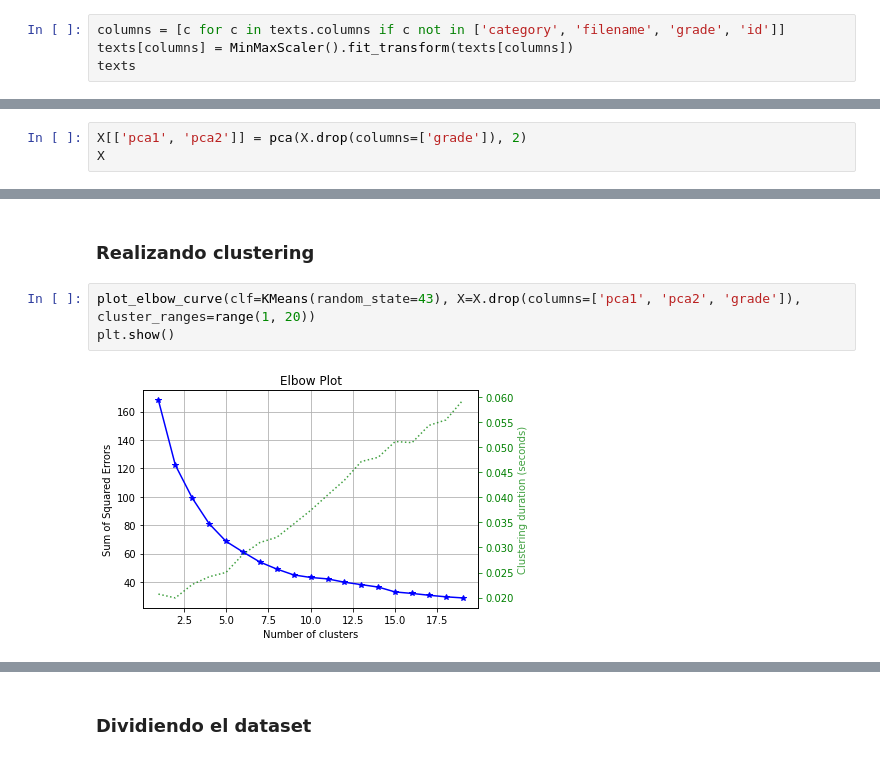
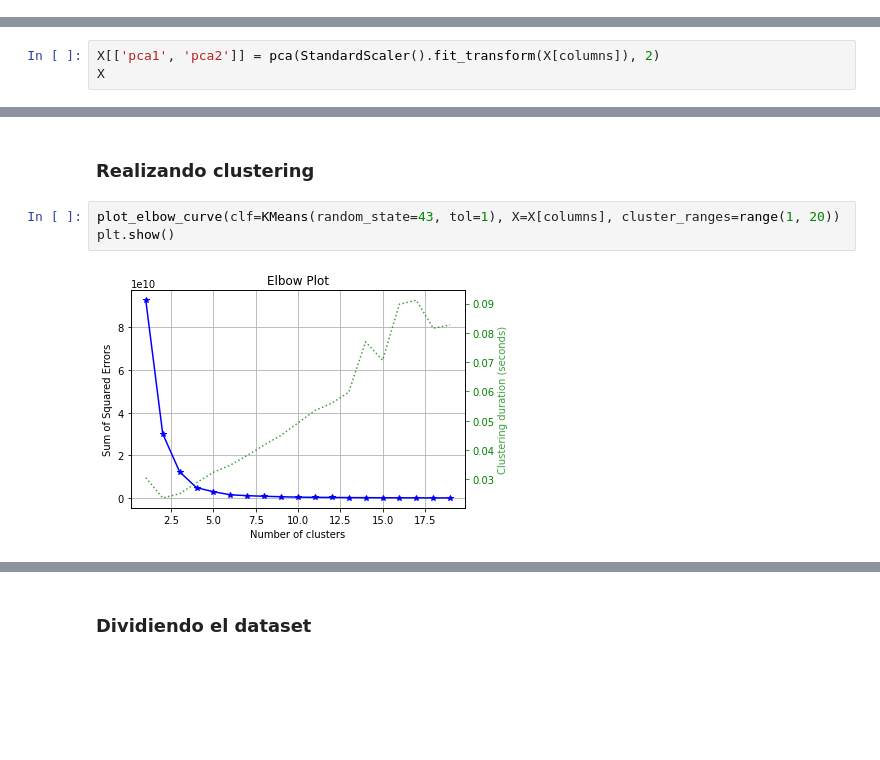
Before and after one commit to Hans03430/Tesis_Chatbot, a Jupyter notebook: notebook/modeling/Clustering.ipynb, the cells around one changed output, grey strips where cells are left out. Drawn from its saved outputs; the diff is of its cells as text; blank space fills up the shorter version.

Commit message:
Done clustering.

```diff
--- a/notebook/modeling/Clustering.ipynb
+++ b/notebook/modeling/Clustering.ipynb
@@ -72,4 +74,0 @@ texts.head()
-# %%
-columns = [c for c in texts.columns if c not in ['category', 'filename', 'grade', 'id']]
-texts[columns] = MinMaxScaler().fit_transform(texts[columns])
-texts
@@ -209,6 +179,6 @@ X
 101 rows × 49 columns
 # %%
-X[['pca1', 'pca2']] = pca(X.drop(columns=['grade']), 2)
+X[['pca1', 'pca2']] = pca(StandardScaler().fit_transform(X[columns]), 2)
 X
 # %% [output]
 |  | CNCADC | CNCAdd | CNCAll | CNCCaus | CNCLogic | CNCTemp | CRFANP1 | CRFANPa | CRFAO1 | CRFAOa | ... | ... |
@@ -232,8 +202,8 @@ plt.show()
 # %% [markdown]
 ### Realizando clustering
 # %%
-plot_elbow_curve(clf=KMeans(random_state=43), X=X.drop(columns=['pca1', 'pca2', 'grade']), cluster_ranges=range(1, 20))
+plot_elbow_curve(clf=KMeans(random_state=43, tol=1), X=X[columns], cluster_ranges=range(1, 20))
 plt.show()
 # %% [output]
-[figure, old version]
+[figure, new version]
 # %%
```
Also changed, not shown: parts of 39 cells of this notebook, 1 other file.
